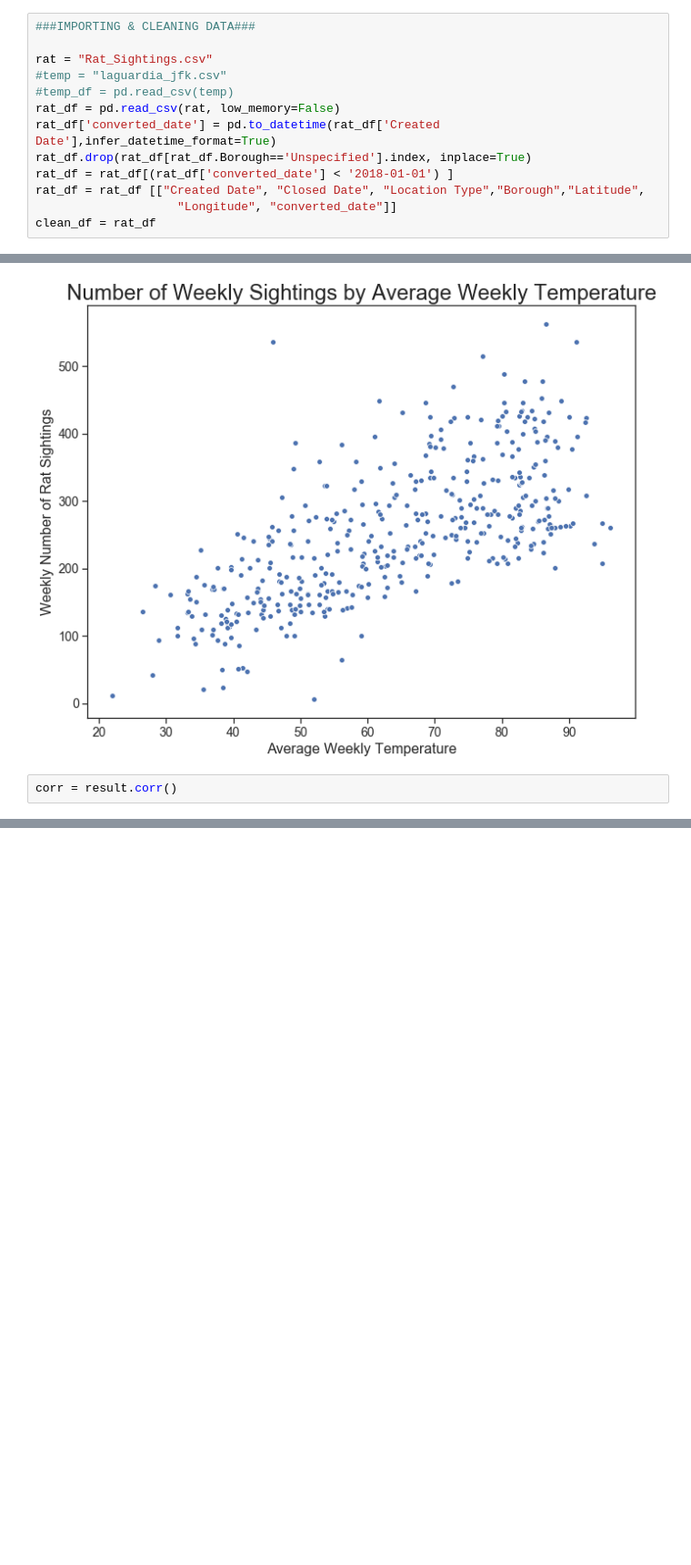
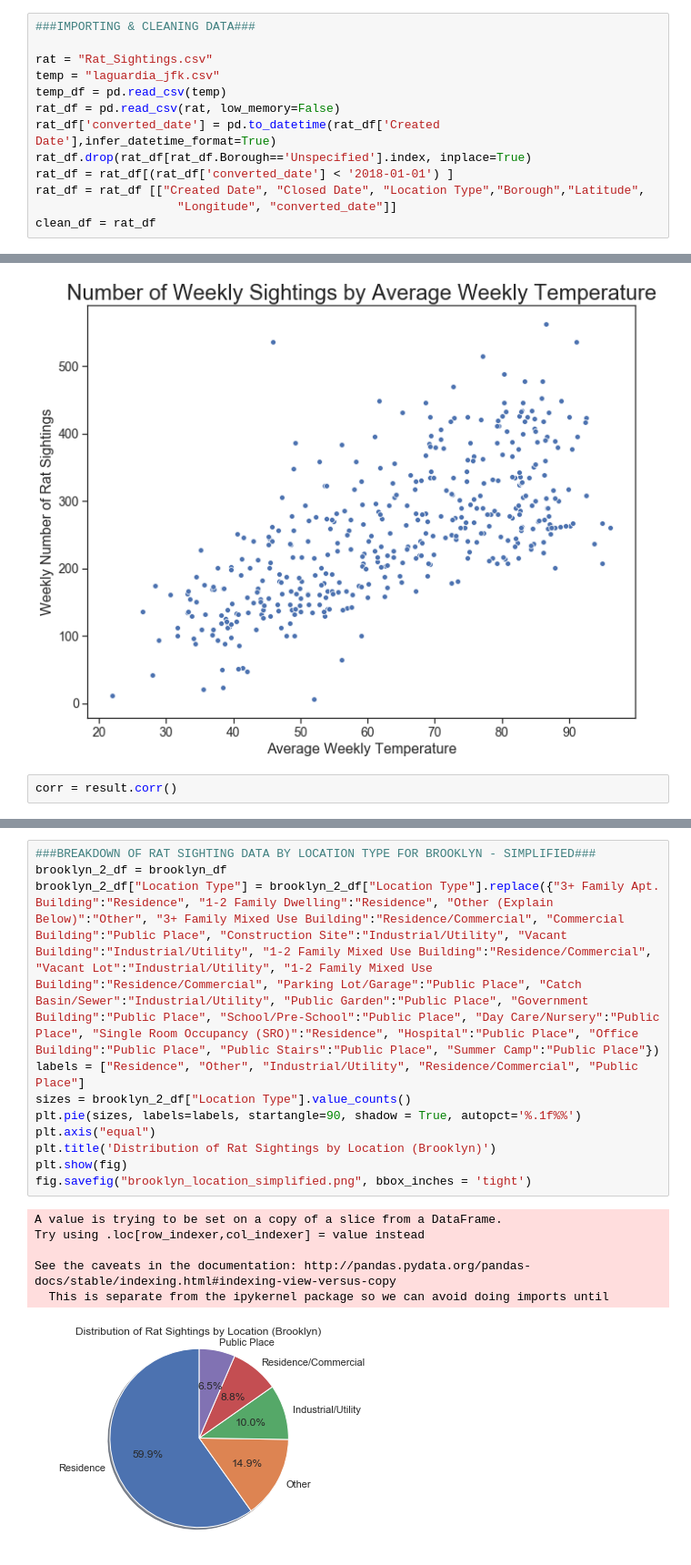
Before and after one commit to quinnwalko/rats, a Jupyter notebook: Group Project 1.ipynb, the cells around one changed output, grey strips where cells are left out. Shown: that part at 91% size. Drawn from its saved outputs; the diff is of its cells as text; blank space fills up the shorter version.

```diff
--- a/Group Project 1.ipynb
+++ b/Group Project 1.ipynb
@@ -17,8 +20,8 @@ import calendar
 ###IMPORTING & CLEANING DATA###
 
 rat = "Rat_Sightings.csv"
-#temp = "laguardia_jfk.csv"
-#temp_df = pd.read_csv(temp)
+temp = "laguardia_jfk.csv"
+temp_df = pd.read_csv(temp)
 rat_df = pd.read_csv(rat, low_memory=False)
 rat_df['converted_date'] = pd.to_datetime(rat_df['Created Date'],infer_datetime_format=True)
 rat_df.drop(rat_df[rat_df.Borough=='Unspecified'].index, inplace=True)
@@ -185,0 +225,18 @@ corr = result.corr()
+# %%
+###BREAKDOWN OF RAT SIGHTING DATA BY LOCATION TYPE FOR BROOKLYN - SIMPLIFIED###
+brooklyn_2_df = brooklyn_df
+brooklyn_2_df["Location Type"] = brooklyn_2_df["Location Type"].replace({"3+ Family Apt. Building":"Residence", "1-2 Family Dwelling":"Residence", "Other (Explain Below)":"Other", "3+ Family Mixed Use Building":"Residence/Commercial", "Commercial Building":"Public Place", "Construction Site":"Industrial/Utility", "Vacant Building":"Industrial/Utility", "1-2 Family Mixed Use Building":"Residence/Commercial", "Vacant Lot":"Industrial/Utility", "1-2 Family Mixed Use Building":"Residence/Commercial", "Parking Lot/Garage":"Public Place", "Catch Basin/Sewer":"Industrial/Utility", "Public Garden":"Public Place", "Government Building":"Public Place", "School/Pre-School":"Public Place", "Day Care/Nursery":"Public Place", "Single Room Occupancy (SRO)":"Residence", "Hospital":"Public Place", "Office Building":"Public Place", "Public Stairs":"Public Place", "Summer Camp":"Public Place"})
+labels = ["Residence", "Other", "Industrial/Utility", "Residence/Commercial", "Public Place"]
+sizes = brooklyn_2_df["Location Type"].value_counts()
+plt.pie(sizes, labels=labels, startangle=90, shadow = True, autopct='%.1f%%')
+plt.axis("equal")
+plt.title('Distribution of Rat Sightings by Location (Brooklyn)')
+plt.show(fig)
+fig.savefig("brooklyn_location_simplified.png", bbox_inches = 'tight')
+# %% [output]
+A value is trying to be set on a copy of a slice from a DataFrame.
+Try using .loc[row_indexer,col_indexer] = value instead
+
+See the caveats in the documentation: http://pandas.pydata.org/pandas-docs/stable/indexing.html#indexing-view-versus-copy
+  This is separate from the ipykernel package so we can avoid doing imports until
+[figure, added]
```
Also changed, not shown: parts of 29 cells of this notebook.
